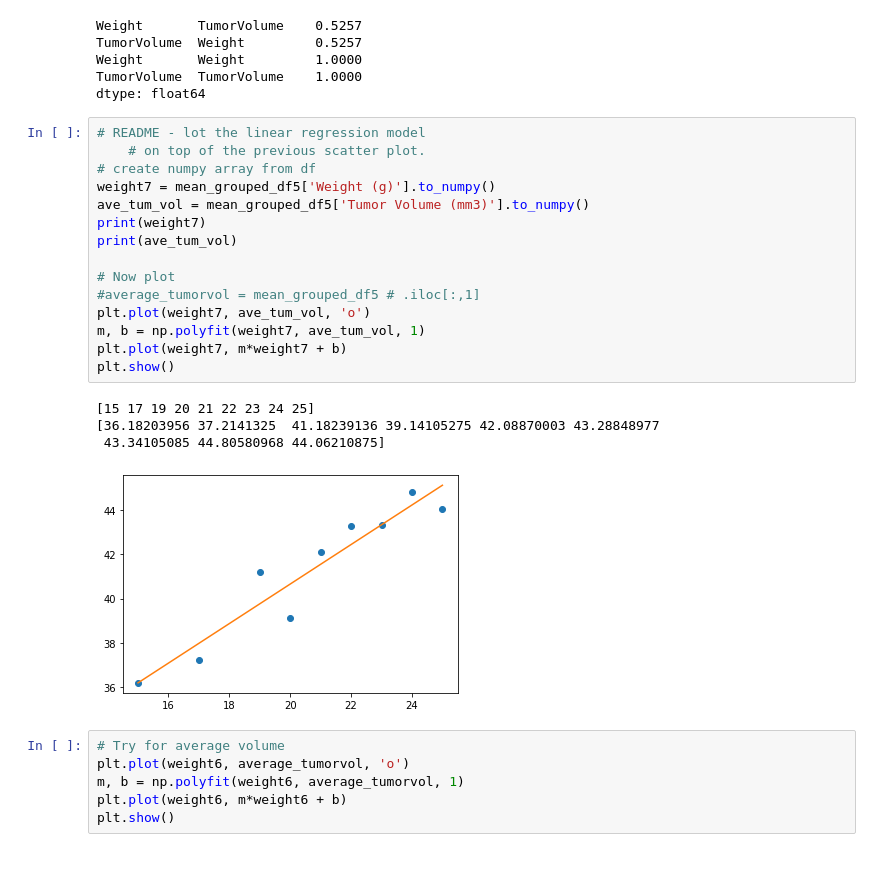
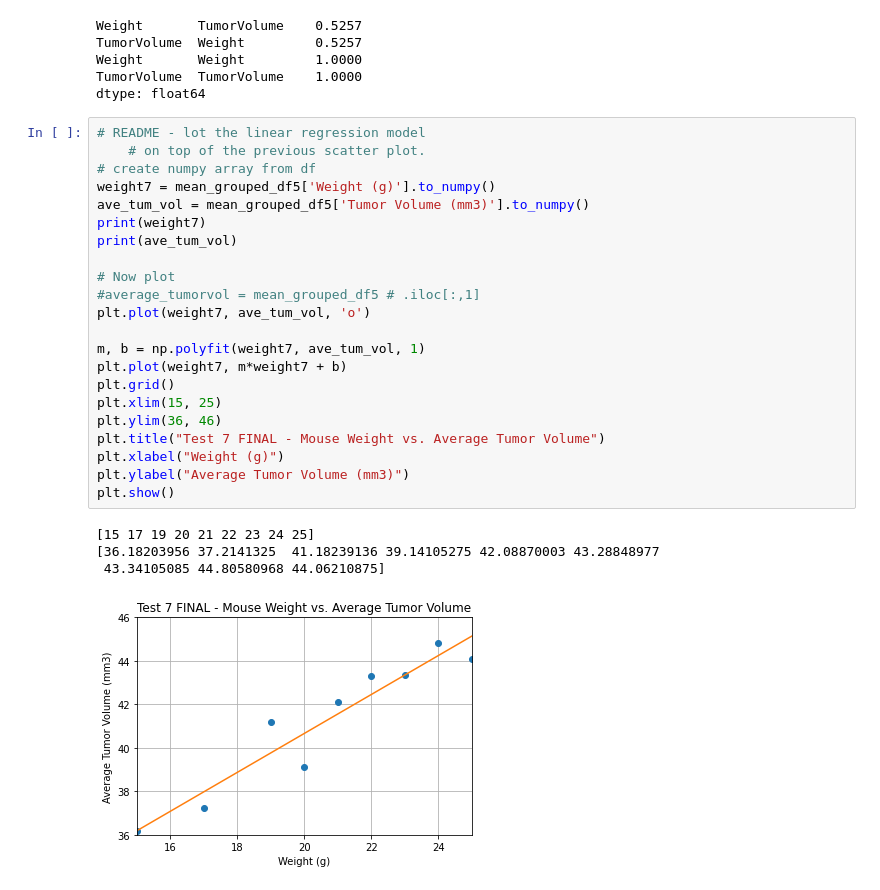
Before and after one commit to IrinaUX/MatPlotLib_hw, a Jupyter notebook: pymaceuticals_starter-Copy7_Statisctics.ipynb, the cells around one changed output. Cells and saved outputs as stored; diff of their text form; blank space fills up the shorter version.

Commit message:
Add Linear regression model on top of the scatter plot for Mouse Weight vs. Average Tumor Volume.

```diff
--- a/pymaceuticals_starter-Copy7_Statisctics.ipynb
+++ b/pymaceuticals_starter-Copy7_Statisctics.ipynb
@@ -1107,26 +1122,27 @@ dtype: float64
 # %%
 # README - lot the linear regression model
     # on top of the previous scatter plot.
 # create numpy array from df
 weight7 = mean_grouped_df5['Weight (g)'].to_numpy()
 ave_tum_vol = mean_grouped_df5['Tumor Volume (mm3)'].to_numpy()
 print(weight7)
 print(ave_tum_vol)
 
 # Now plot
 #average_tumorvol = mean_grouped_df5 # .iloc[:,1]
 plt.plot(weight7, ave_tum_vol, 'o')
+
 m, b = np.polyfit(weight7, ave_tum_vol, 1)
 plt.plot(weight7, m*weight7 + b)
+plt.grid()
+plt.xlim(15, 25)
+plt.ylim(36, 46)
+plt.title("Test 7 FINAL - Mouse Weight vs. Average Tumor Volume")
+plt.xlabel("Weight (g)")
+plt.ylabel("Average Tumor Volume (mm3)")
 plt.show()
 # %% [output]
 [15 17 19 20 21 22 23 24 25]
 [36.18203956 37.2141325  41.18239136 39.14105275 42.08870003 43.28848977
  43.34105085 44.80580968 44.06210875]
-[figure, old version]
+[figure, new version]
-# %%
-# Try for average volume
-plt.plot(weight6, average_tumorvol, 'o')
-m, b = np.polyfit(weight6, average_tumorvol, 1)
-plt.plot(weight6, m*weight6 + b)
-plt.show()
```
Also changed, not shown: parts of 6 cells of this notebook.
